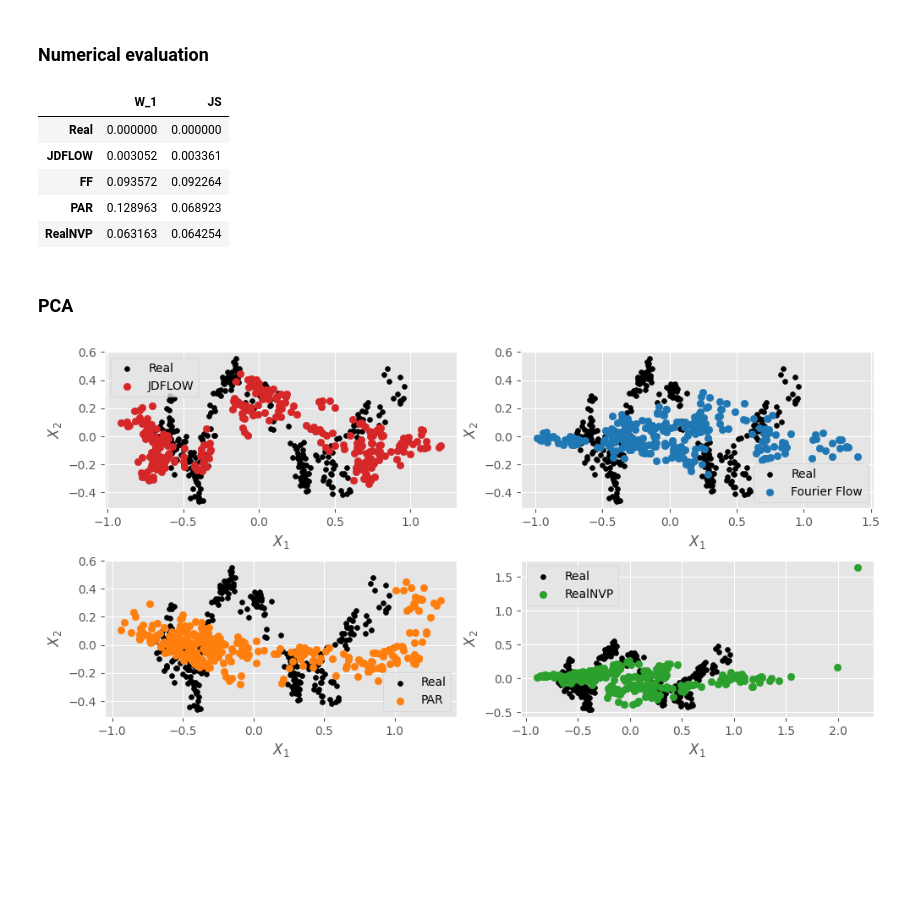
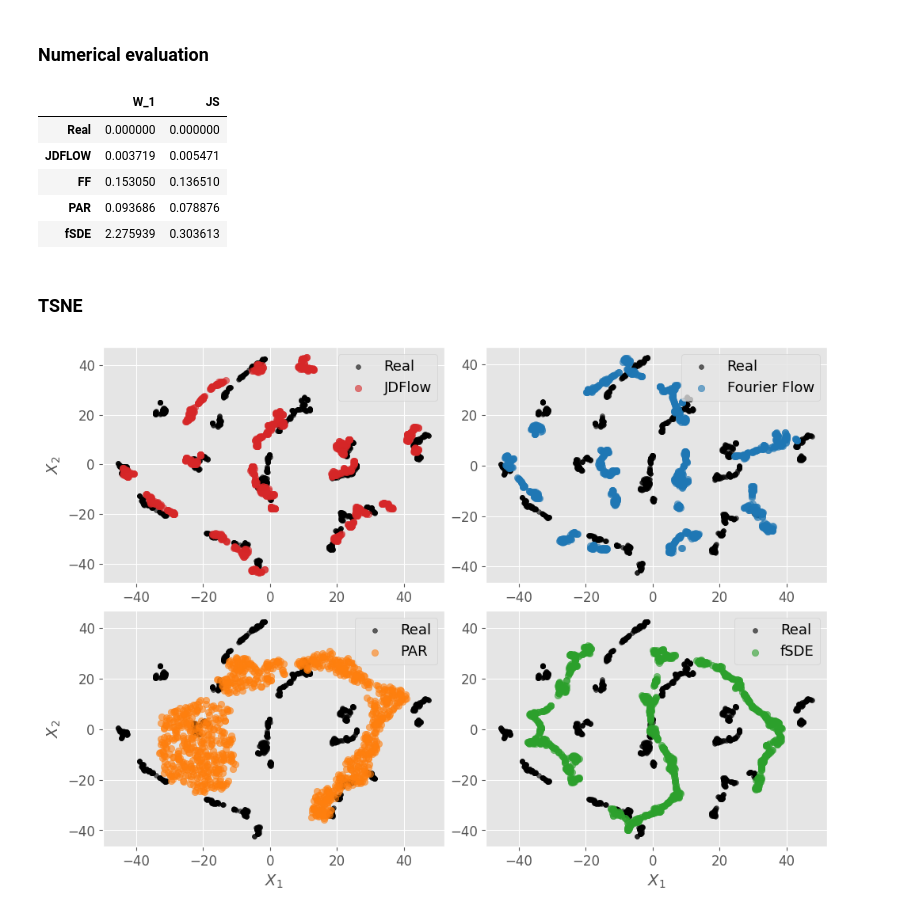
Before and after one commit to kirillzx/JDFlow, a Jupyter notebook: generator_main.ipynb, the cells around one changed output. Drawn from its saved outputs; the diff is of its cells as text; code cells hidden in the pictures; blank space fills up the shorter version.

```diff
--- a/generator_main.ipynb
+++ b/generator_main.ipynb
@@ -618,0 +595,2 @@ Iter: 100, Log Likelihood: 1.0105, Regularization: 137.1159
+# %%
+synth_fsde = np.append(synth_fsde, synth_data[[0, 1, 5, 7]], axis=0)
@@ -635,13 +621,13 @@ Iter: 100, Log Likelihood: 1.0105, Regularization: 137.1159
 from sdv.sequential import PARSynthesizer
 from sdv.metadata import SingleTableMetadata
 
-df_ctgan = pd.DataFrame(data.T, columns=[f'{i}' for i in range(5)])
+df_ctgan = pd.DataFrame(data.T, columns=[f'{i}' for i in range(M)])
 df_ctgan['date'] = pd.to_datetime(pd.date_range(start='2018-01-01', periods=len(data[0])), format='%Y-%m-%d')
 df_ctgan['id'] = ['AAA']*len(data[0])
 
 metadata = SingleTableMetadata()
 
-for i in range(5):
+for i in range(M):
     metadata.add_column(
         column_name=f'{i}',
         sdtype='numerical')
@@ -658,7 +644,7 @@ metadata.add_column(
 metadata.set_sequence_index(column_name='date')
 metadata.set_sequence_key(column_name='id')
 # %%
-par = PARSynthesizer(metadata=metadata, epochs=500, verbose=True)
+par = PARSynthesizer(metadata=metadata, epochs=1000, verbose=True, enforce_min_max_values=True)
 par.fit(df_ctgan)
 
 samples_PAR = par.sample(num_sequences=1)
@@ -810,20 +859,20 @@ plt.show()
 ### Numerical evaluation
 # %%
 pd.DataFrame(np.array([[w_dist_calc(real_data, real_data), w_dist_calc(real_data, synth_data),
-                        w_dist_calc(real_data, synth_ff), w_dist_calc(real_data, synth_PAR), w_dist_calc(real_data, synth_rnvp)],
+                        w_dist_calc(real_data, synth_ff), w_dist_calc(real_data, synth_PAR), w_dist_calc(real_data, synth_fsde)],
 
                        [js_calc(np.abs(real_data), np.abs(real_data)), js_calc(np.abs(real_data), np.abs(synth_data)),
-                        js_calc(np.abs(real_data), np.abs(synth_ff)), js_calc(np.abs(real_data), np.abs(synth_PAR)), js_calc(np.abs(real_data), np.abs(synth_rnvp))]
+                        js_calc(np.abs(real_data), np.abs(synth_ff)), js_calc(np.abs(real_data), np.abs(synth_PAR)), js_calc(np.abs(real_data), np.abs(synth_fsde))]
 
-                       ]).T, index=['Real', 'JDFLOW', 'FF', 'PAR', 'RealNVP'], columns=['W_1', 'JS'])
+                       ]).T, index=['Real', 'JDFLOW', 'FF', 'PAR', 'fSDE'], columns=['W_1', 'JS'])
 # %% [output]
 |  | W_1 | JS |
 | Real | 0.000000 | 0.000000 |
-| JDFLOW | 0.003052 | 0.003361 |
-| FF | 0.093572 | 0.092264 |
-| PAR | 0.128963 | 0.068923 |
-| RealNVP | 0.063163 | 0.064254 |
+| JDFLOW | 0.003719 | 0.005471 |
+| FF | 0.153050 | 0.136510 |
+| PAR | 0.093686 | 0.078876 |
+| fSDE | 2.275939 | 0.303613 |
 # %% [markdown]
-### PCA
+### TSNE
 # %%
 from sklearn.decomposition import PCA
@@ -830,43 +891,44 @@ from sklearn.decomposition import PCA
 # %%
-pca = PCA(n_components=2)
-pca_real = pca.fit_transform(data.T)
+pca = TSNE(n_components=2)
+pca_real = pca.fit_transform(real_data.T)
 pca_jdflow = pca.fit_transform(synth_data.T)
 pca_PAR = pca.fit_transform(synth_PAR.T)
 pca_FF = pca.fit_transform(synth_ff.T)
 pca_rnvp = pca.fit_transform(synth_rnvp.T)
+pca_fsde = pca.fit_transform(synth_fsde.T)
 # %%
-fig, axs = plt.subplots(2, 2, figsize=(10, 5), dpi=100)
+fig, axs = plt.subplots(2, 2, figsize=(10, 7), dpi=100)
 
-axs[0, 0].scatter(pca_real[:, 0], pca_real[:, 1], marker='o', label = 'Real', color='black', s=18)
-axs[0, 0].scatter(pca_jdflow[:, 0], pca_jdflow[:, 1], label = 'JDFLOW', color='tab:red')
-axs[0, 0].set_xlabel('$X_1$')
+axs[0, 0].scatter(pca_real[:, 0], pca_real[:, 1], marker='o', label = 'Real', color='black', s=18, alpha=0.6)
+axs[0, 0].scatter(pca_jdflow[:, 0], pca_jdflow[:, 1], label = 'JDFlow', color='tab:red', alpha=0.6)
+# axs[0, 0].set_xlabel('$X_1$')
 axs[0, 0].set_ylabel('$X_2$')
 axs[0, 0].legend()
 
 
-axs[0, 1].scatter(pca_real[:, 0], pca_real[:, 1], marker='o', label = 'Real', color='black', s=18)
-axs[0, 1].scatter(pca_FF[:, 0], pca_FF[:, 1], label = 'Fourier Flow', color='tab:blue')
-axs[0, 1].set_xlabel('$X_1$')
-axs[0, 1].set_ylabel('$X_2$')
+axs[0, 1].scatter(pca_real[:, 0], pca_real[:, 1], marker='o', label = 'Real', color='black', s=18, alpha=0.6)
+axs[0, 1].scatter(pca_FF[:, 0], pca_FF[:, 1], label = 'Fourier Flow', color='tab:blue', alpha=0.6)
+# axs[0, 1].set_xlabel('$X_1$')
+# axs[0, 1].set_ylabel('$X_2$')
 axs[0, 1].legend()
 
-axs[1, 0].scatter(pca_real[:, 0], pca_real[:, 1], marker='o', label = 'Real', color='black', s=18)
-axs[1, 0].scatter(pca_PAR[:, 0], pca_PAR[:, 1], label = 'PAR', color='tab:orange')
+axs[1, 0].scatter(pca_real[:, 0], pca_real[:, 1], marker='o', label = 'Real', color='black', s=18, alpha=0.6)
+axs[1, 0].scatter(pca_PAR[:, 0], pca_PAR[:, 1], label = 'PAR', color='tab:orange', alpha=0.6)
 axs[1, 0].set_xlabel('$X_1$')
 axs[1, 0].set_ylabel('$X_2$')
 axs[1, 0].legend()
 
-axs[1, 1].scatter(pca_real[:, 0], pca_real[:, 1], marker='o', label = 'Real', color='black', s=18)
-axs[1, 1].scatter(pca_rnvp[:, 0], pca_rnvp[:, 1], label = 'RealNVP', color='tab:green')
+axs[1, 1].scatter(pca_real[:, 0], pca_real[:, 1], marker='o', label = 'Real', color='black', s=18, alpha=0.6)
+axs[1, 1].scatter(pca_fsde[:, 0], pca_fsde[:, 1], label = 'fSDE', color='tab:green', alpha=0.6)
 axs[1, 1].set_xlabel('$X_1$')
-axs[1, 1].set_ylabel('$X_2$')
+# axs[1, 1].set_ylabel('$X_2$')
 axs[1, 1].legend()
 
 
 plt.xticks()
 plt.yticks()
 plt.tight_layout(pad=0.5)
-# plt.savefig(f'PCA_DCL.pdf', dpi=300) #save figure
+# plt.savefig(f'TSNE_Merton.pdf', dpi=300) #save figure
 plt.show()
 # %% [output]
-[figure, old version]
+[figure, new version]
```
Also changed, not shown: parts of 62 cells of this notebook.
